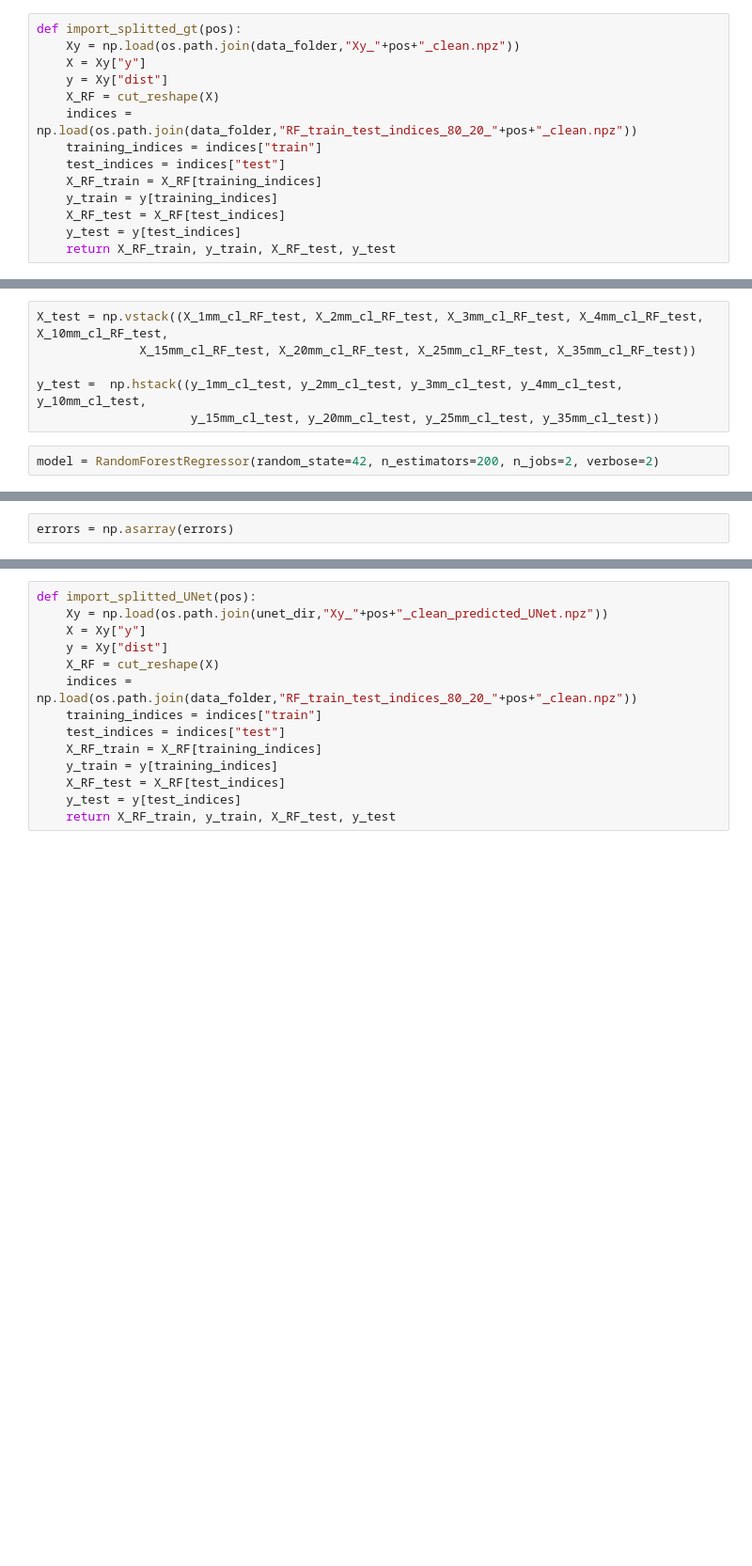
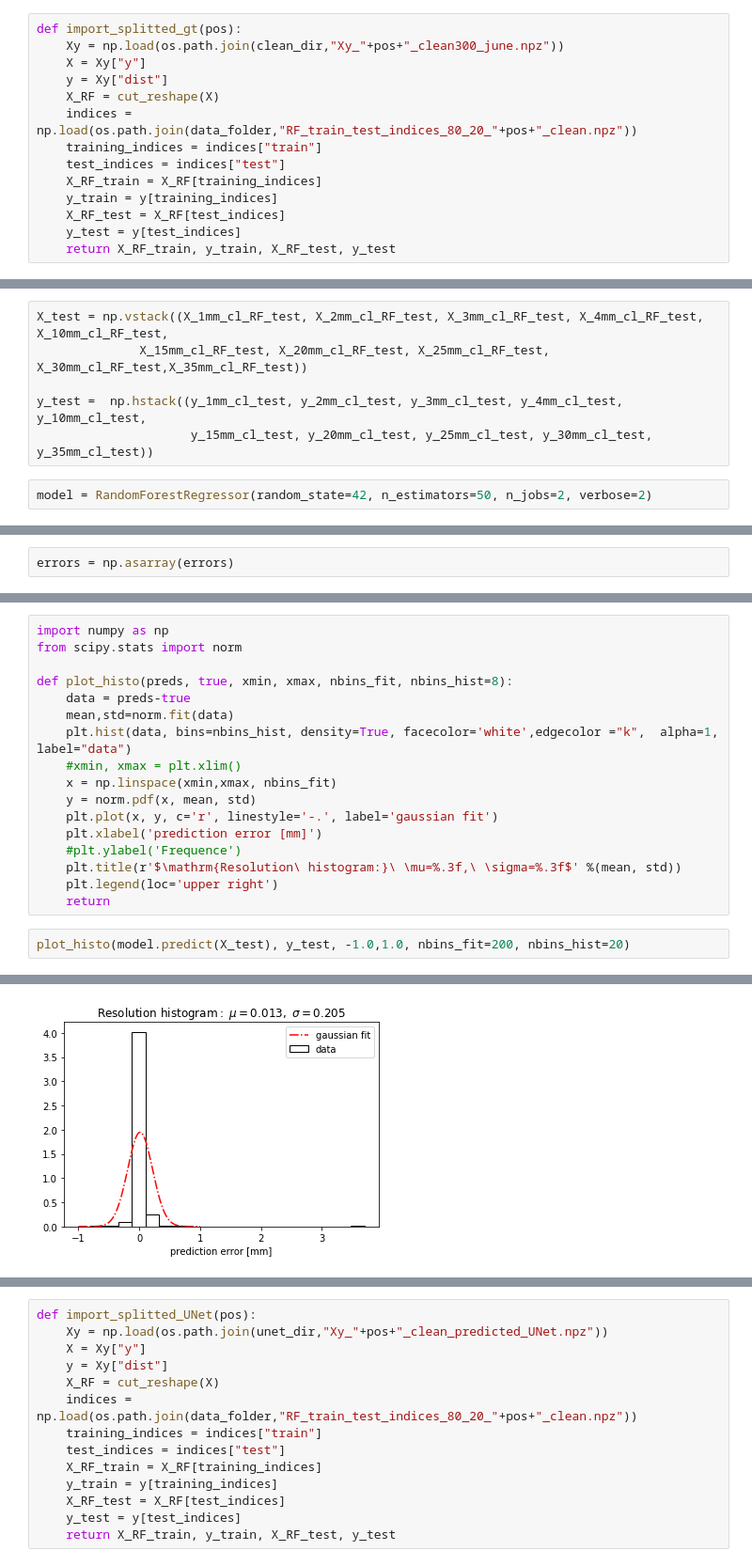
Before and after one commit to cdesio/leaf_reco, a Jupyter notebook: notebooks/RF_clean_test.ipynb, the cells around one changed output, grey strips where cells are left out. Shown at 94% size. Cells and saved outputs as stored; diff of their text form; blank space fills up the shorter version.

```diff
--- a/notebooks/RF_clean_test.ipynb
+++ b/notebooks/RF_clean_test.ipynb
@@ -35,7 +35,7 @@ def cut_reshape(arr):
     return arr_RF
 # %%
 def import_splitted_gt(pos):
-    Xy = np.load(os.path.join(data_folder,"Xy_"+pos+"_clean.npz"))
+    Xy = np.load(os.path.join(clean_dir,"Xy_"+pos+"_clean300_june.npz"))
     X = Xy["y"]
     y = Xy["dist"]
     X_RF = cut_reshape(X)
@@ -65,12 +65,12 @@ y_train =  np.hstack((y_1mm_cl_train, y_2mm_cl_train, y_3mm_cl_train, y_4mm_cl_t
                      y_15mm_cl_train, y_20mm_cl_train, y_25mm_cl_train, y_30mm_cl_train, y_35mm_cl_train))
 # %%
 X_test = np.vstack((X_1mm_cl_RF_test, X_2mm_cl_RF_test, X_3mm_cl_RF_test, X_4mm_cl_RF_test, X_10mm_cl_RF_test,
-              X_15mm_cl_RF_test, X_20mm_cl_RF_test, X_25mm_cl_RF_test, X_35mm_cl_RF_test))
+              X_15mm_cl_RF_test, X_20mm_cl_RF_test, X_25mm_cl_RF_test, X_30mm_cl_RF_test,X_35mm_cl_RF_test))
 
 y_test =  np.hstack((y_1mm_cl_test, y_2mm_cl_test, y_3mm_cl_test, y_4mm_cl_test, y_10mm_cl_test,
-                     y_15mm_cl_test, y_20mm_cl_test, y_25mm_cl_test, y_35mm_cl_test))
+                     y_15mm_cl_test, y_20mm_cl_test, y_25mm_cl_test, y_30mm_cl_test, y_35mm_cl_test))
 # %%
-model = RandomForestRegressor(random_state=42, n_estimators=200, n_jobs=2, verbose=2)
+model = RandomForestRegressor(random_state=42, n_estimators=50, n_jobs=2, verbose=2)
 # %%
 model.fit(X_train, y_train)
 # %% [output]
@@ -203,0 +183,20 @@ plt.show()
+# %%
+import numpy as np
+from scipy.stats import norm
+
+def plot_histo(preds, true, xmin, xmax, nbins_fit, nbins_hist=8):
+    data = preds-true
+    mean,std=norm.fit(data)
+    plt.hist(data, bins=nbins_hist, density=True, facecolor='white',edgecolor ="k",  alpha=1, label="data")
+    #xmin, xmax = plt.xlim()
+    x = np.linspace(xmin,xmax, nbins_fit)
+    y = norm.pdf(x, mean, std)
+    plt.plot(x, y, c='r', linestyle='-.', label='gaussian fit')
+    plt.xlabel('prediction error [mm]')
+    #plt.ylabel('Frequence')
+    plt.title(r'$\mathrm{Resolution\ histogram:}\ \mu=%.3f,\ \sigma=%.3f$' %(mean, std))
+    plt.legend(loc='upper right')
+    return
+# %%
+plot_histo(model.predict(X_test), y_test, -1.0,1.0, nbins_fit=200, nbins_hist=20)
+# %% [output]
@@ -203,0 +206 @@ plt.show()
+[figure, added]
```
Also changed, not shown: parts of 17 cells of this notebook, 2 other files.
